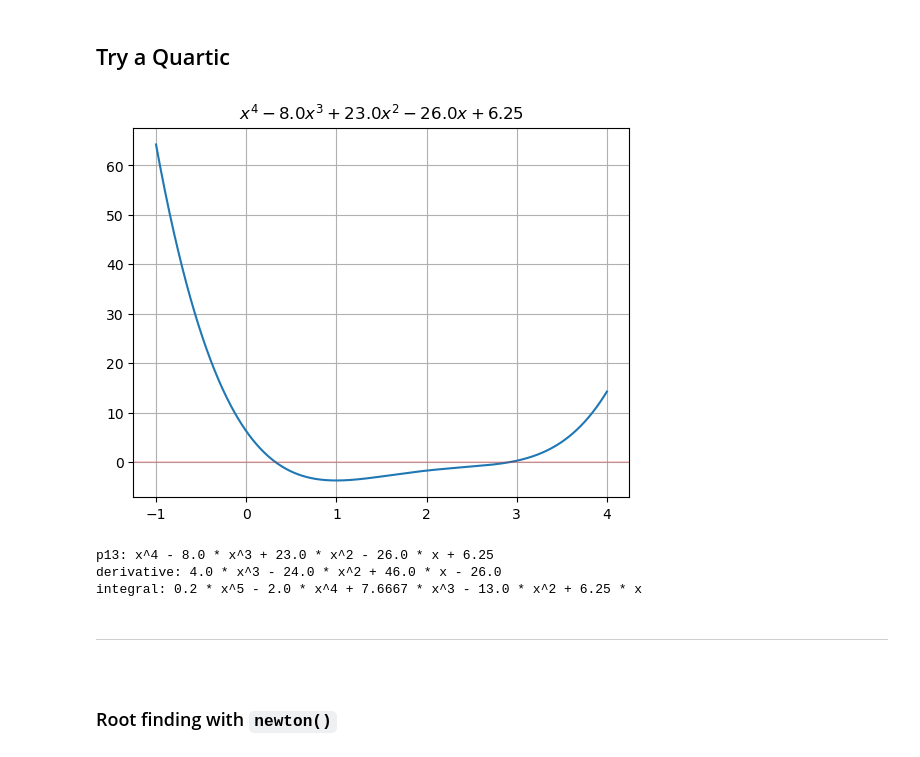
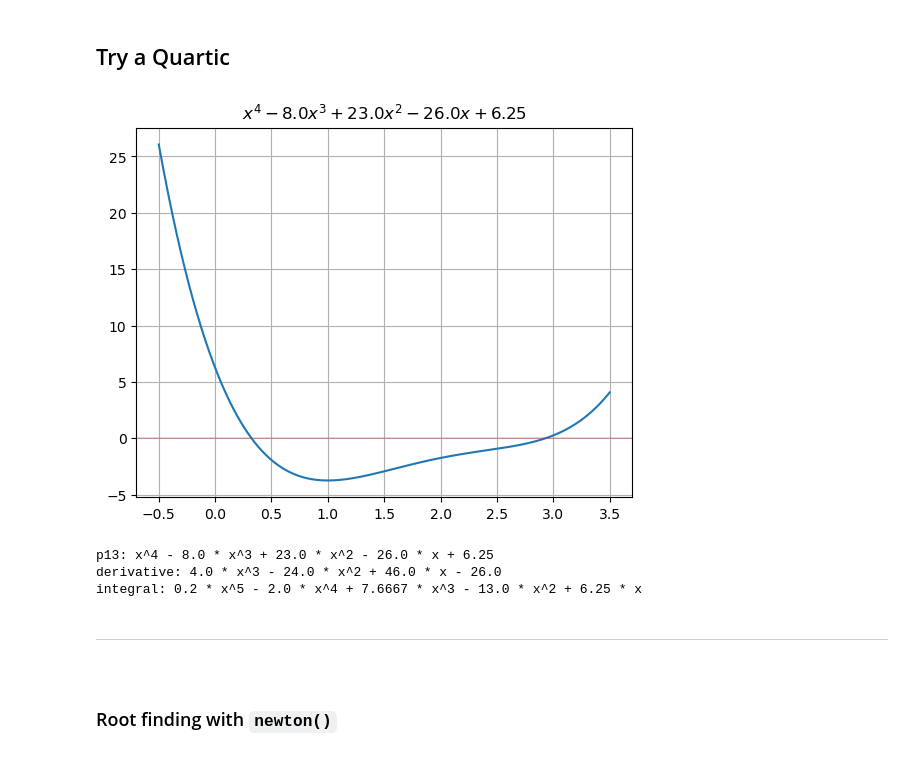
Before and after one commit to pineapple-bois/polynomial-methods, a Jupyter notebook: testing.ipynb, the cells around one changed output. Saved outputs shown, nothing was run; the diff lists cells and outputs as text; code cells hidden in the pictures.

```diff
--- a/testing.ipynb
+++ b/testing.ipynb
@@ -154,16 +154,18 @@ The method did not converge after 1e-07 iterations.
 # %%
 poly13 = decompose_polynomial("x^4-8*x^3+ 23*x^2 - 26*x + 6.25")
 p13 = UniPoly(poly13)
 
-p13.plot(-1, 4)
+# The lower_x, upper_x arguments can be tweaked to best display the interval of interest
+# Default is -10, 10
+p13.plot(-0.5, 3.5)
 dp13 = p13.differentiate()
 ip13 = p13.integrate()
 
 print(f"p13: {p13}")
 print(f"derivative: {dp13}")
 print(f"integral: {ip13}")
 # %% [output]
-[figure, old version]
+[figure, new version]
 p13: x^4 - 8.0 * x^3 + 23.0 * x^2 - 26.0 * x + 6.25
 derivative: 4.0 * x^3 - 24.0 * x^2 + 46.0 * x - 26.0
 integral: 0.2 * x^5 - 2.0 * x^4 + 7.6667 * x^3 - 13.0 * x^2 + 6.25 * x
```
Also changed, not shown: parts of 12 cells of this notebook.
